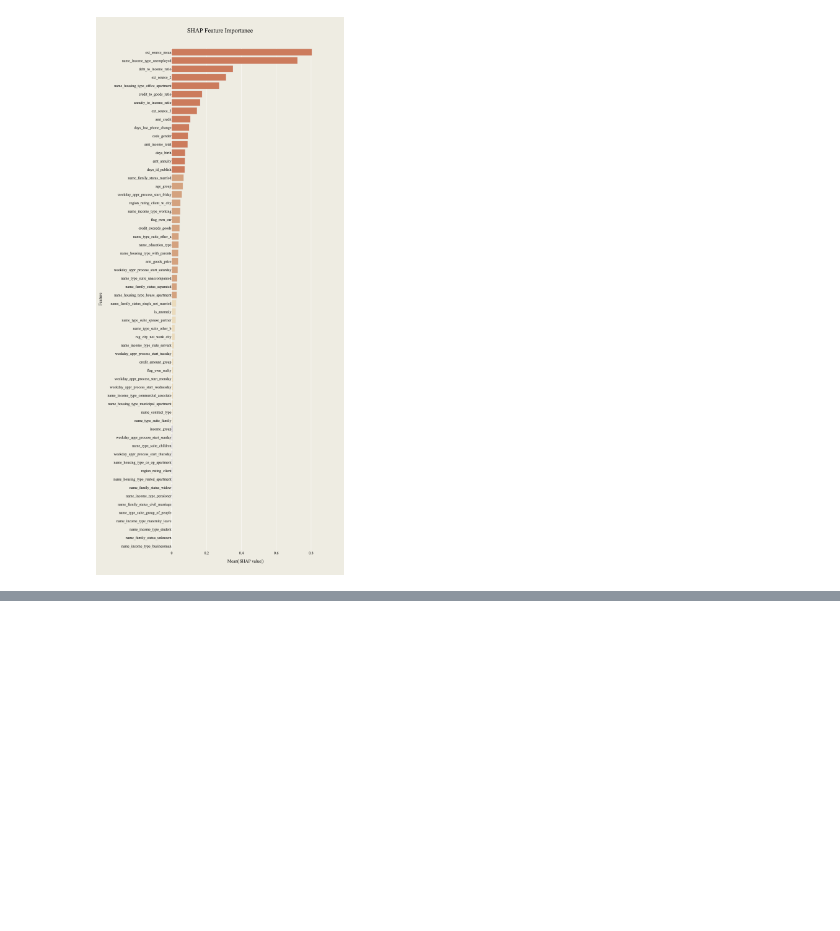
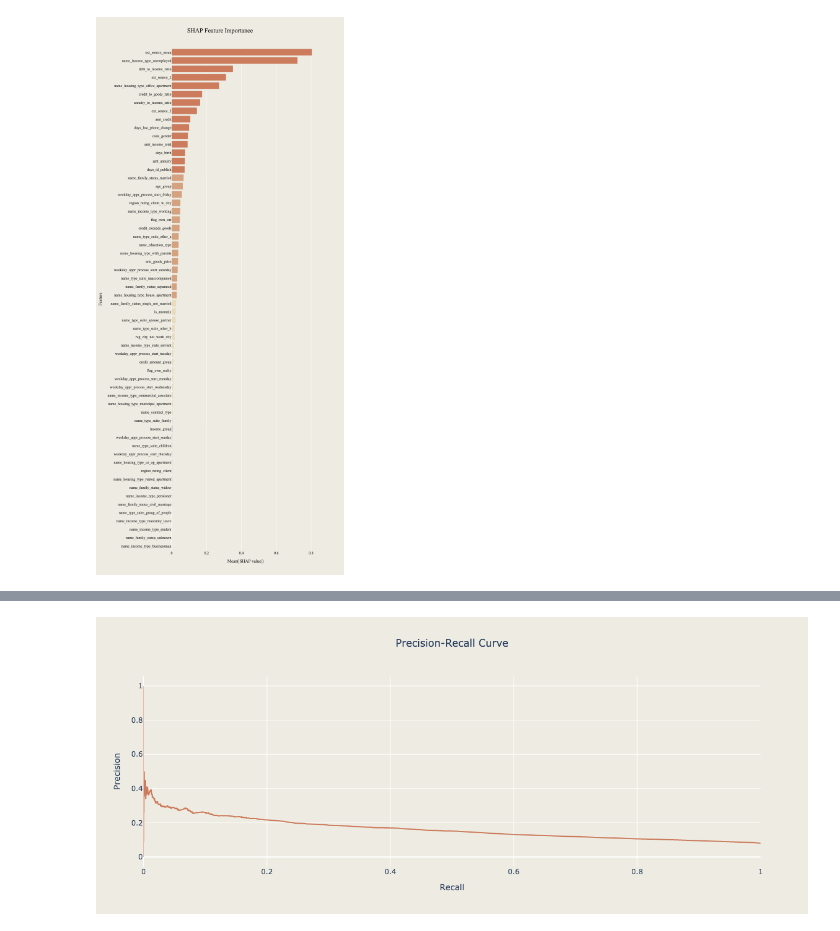
Before and after one commit to vytautas-bunevicius/retail-bank-risk-evaluation, a Jupyter notebook: notebooks/05_model_training_and_evaluation.ipynb, the cells around one changed output, grey strips where cells are left out. Drawn from its saved outputs; the diff is of its cells as text; code cells hidden in the pictures; blank space fills up the shorter version.

```diff
--- a/notebooks/05_model_training_and_evaluation.ipynb
+++ b/notebooks/05_model_training_and_evaluation.ipynb
@@ -454,0 +725,4 @@ These features are a starting point and can be refined based on further analysis
+# %%
+Image(filename="../images/model_performance/precision_recall_curve.png")
+# %% [output]
+[figure, added]
```
Also changed, not shown: parts of 23 cells of this notebook, 7 other files.
